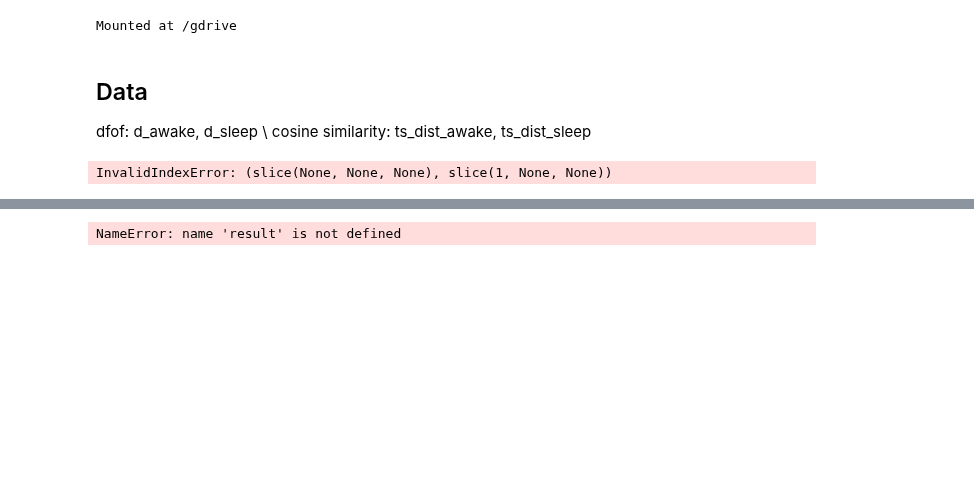
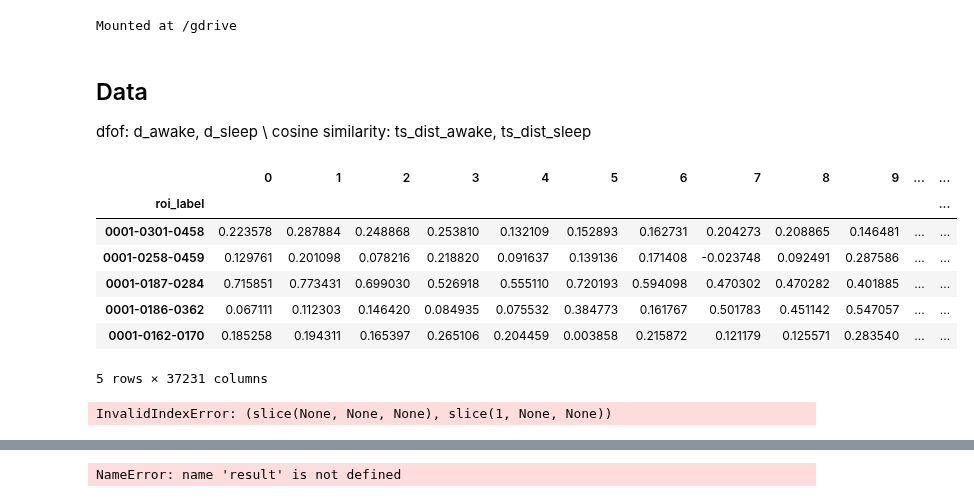
Before and after one commit to JessicaYoujiaLi/sleep, a Jupyter notebook: Copy_of_tsclustering.ipynb, the cells around one changed output, grey strips where cells are left out. Cells and saved outputs as stored; diff of their text form; code cells hidden in the pictures; blank space fills up the shorter version.

```diff
--- a/Copy_of_tsclustering.ipynb
+++ b/Copy_of_tsclustering.ipynb
@@ -33,7 +33,18 @@ def process_dfof_mc(dfof, summary_new):
     d_awake = d[:, awake]
     d_sleep = d[:, sleep]
     return {'d_awake': d_awake, 'd_sleep': d_sleep}
-
-result = process_dfof_mc(dfof_data, summary_new)
-# %% [output]
-InvalidIndexError: (slice(None, None, None), slice(1, None, None))
+# %%
+dfof_data
+# %% [output]
+|  | 0 | 1 | 2 | 3 | 4 | 5 | 6 | 7 | 8 | 9 | ... | ... |
+| roi_label |  |  |  |  |  |  |  |  |  |  |  | ... |
+| 0001-0301-0458 | 0.223578 | 0.287884 | 0.248868 | 0.253810 | 0.132109 | 0.152893 | 0.162731 | 0.204273 | 0.208865 | 0.146481 | ... | ... |
+| 0001-0258-0459 | 0.129761 | 0.201098 | 0.078216 | 0.218820 | 0.091637 | 0.139136 | 0.171408 | -0.023748 | 0.092491 | 0.287586 | ... | ... |
+| 0001-0187-0284 | 0.715851 | 0.773431 | 0.699030 | 0.526918 | 0.555110 | 0.720193 | 0.594098 | 0.470302 | 0.470282 | 0.401885 | ... | ... |
+| 0001-0186-0362 | 0.067111 | 0.112303 | 0.146420 | 0.084935 | 0.075532 | 0.384773 | 0.161767 | 0.501783 | 0.451142 | 0.547057 | ... | ... |
+| 0001-0162-0170 | 0.185258 | 0.194311 | 0.165397 | 0.265106 | 0.204459 | 0.003858 | 0.215872 | 0.121179 | 0.125571 | 0.283540 | ... | ... |
+5 rows × 37231 columns
+# %%
+result = process_dfof_mc(dfof_data, summary_new)
+# %% [output]
+InvalidIndexError: (slice(None, None, None), slice(1, None, None))
```
Also changed, not shown: parts of 3 cells of this notebook.
